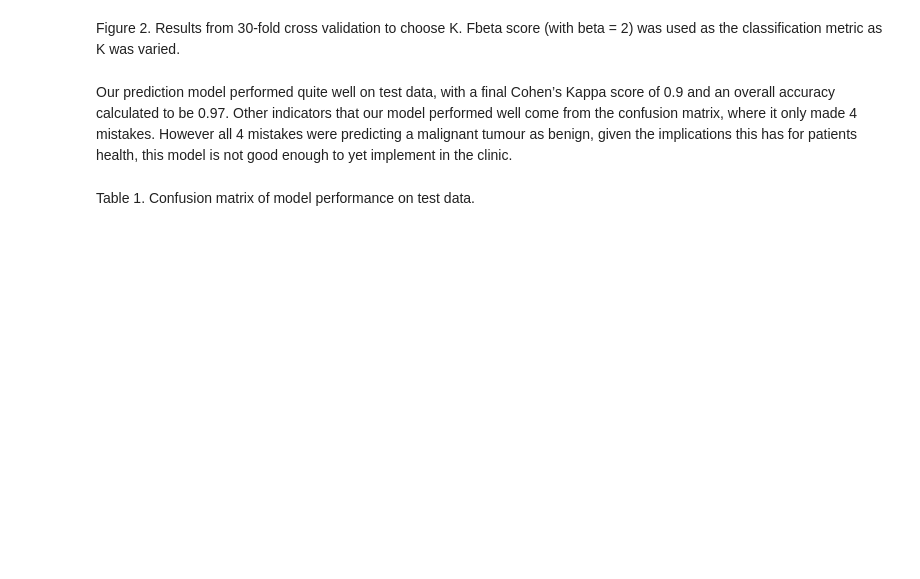
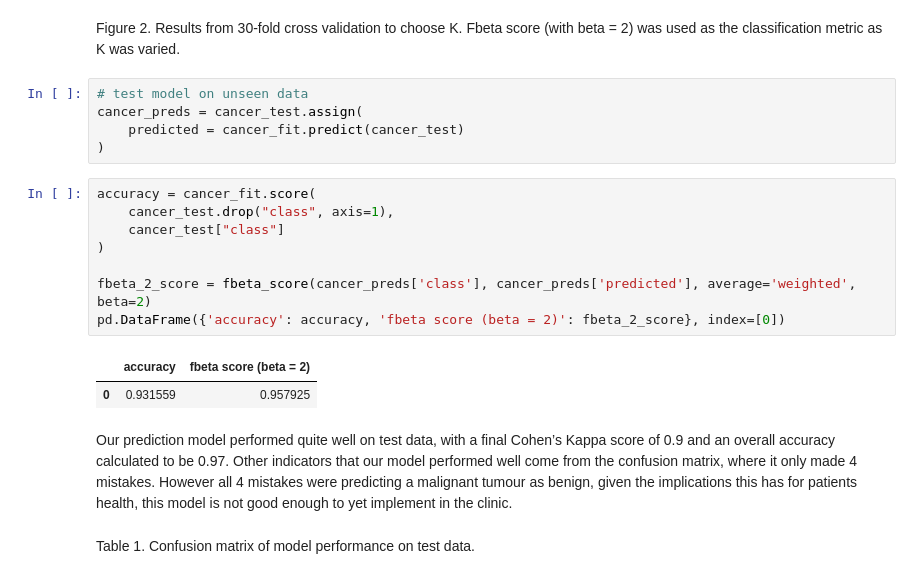
Before and after one commit to FixML/breast_cancer_predictor_py, a Jupyter notebook: src/breast_cancer_predictor_report.ipynb, the cells around one changed output. Cells and saved outputs as stored; diff of their text form; blank space fills up the shorter version.

```diff
--- a/src/breast_cancer_predictor_report.ipynb
+++ b/src/breast_cancer_predictor_report.ipynb
@@ -228,6 +228,22 @@ line_n_point + bar
 [interactive output not drawn]
 # %% [markdown]
 Figure 2. Results from 30-fold cross validation to choose K. Fbeta score (with beta = 2) was used as the classification metric as K was varied.
+# %%
+# test model on unseen data
+cancer_preds = cancer_test.assign(
+    predicted = cancer_fit.predict(cancer_test)
+)
+# %%
+accuracy = cancer_fit.score(
+    cancer_test.drop("class", axis=1),
+    cancer_test["class"]
+)
+
+fbeta_2_score = fbeta_score(cancer_preds['class'], cancer_preds['predicted'], average='weighted', beta=2)
+pd.DataFrame({'accuracy': accuracy, 'fbeta score (beta = 2)': fbeta_2_score}, index=[0])
+# %% [output]
+|  | accuracy | fbeta score (beta = 2) |
+| 0 | 0.931559 | 0.957925 |
 # %% [markdown]
 Our prediction model performed quite well on test data, with a final Cohen’s Kappa score of 0.9 and an overall accuracy calculated to be 0.97. Other indicators that our model performed well come from the confusion matrix, where it only made 4 mistakes. However all 4 mistakes were predicting a malignant tumour as benign, given the implications this has for patients health, this model is not good enough to yet implement in the clinic.
 # %% [markdown]
```
Also changed, not shown: parts of 4 cells of this notebook.
